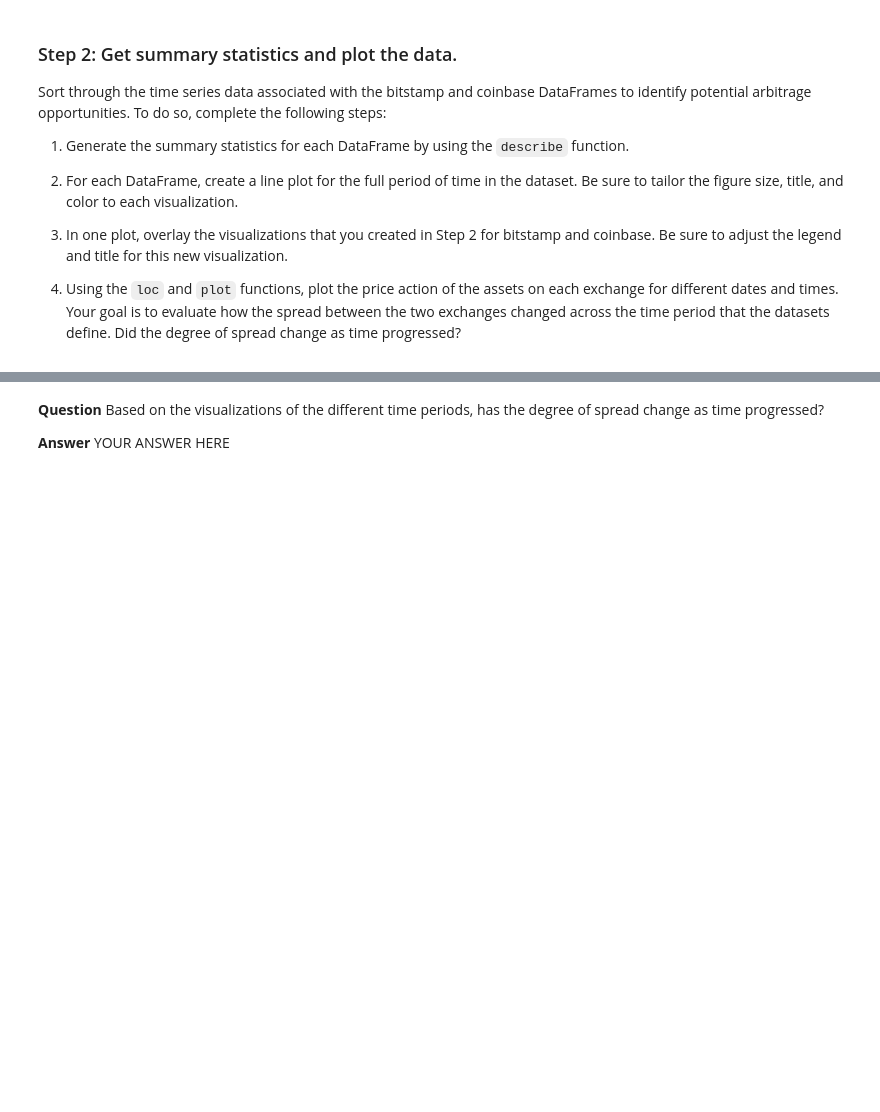
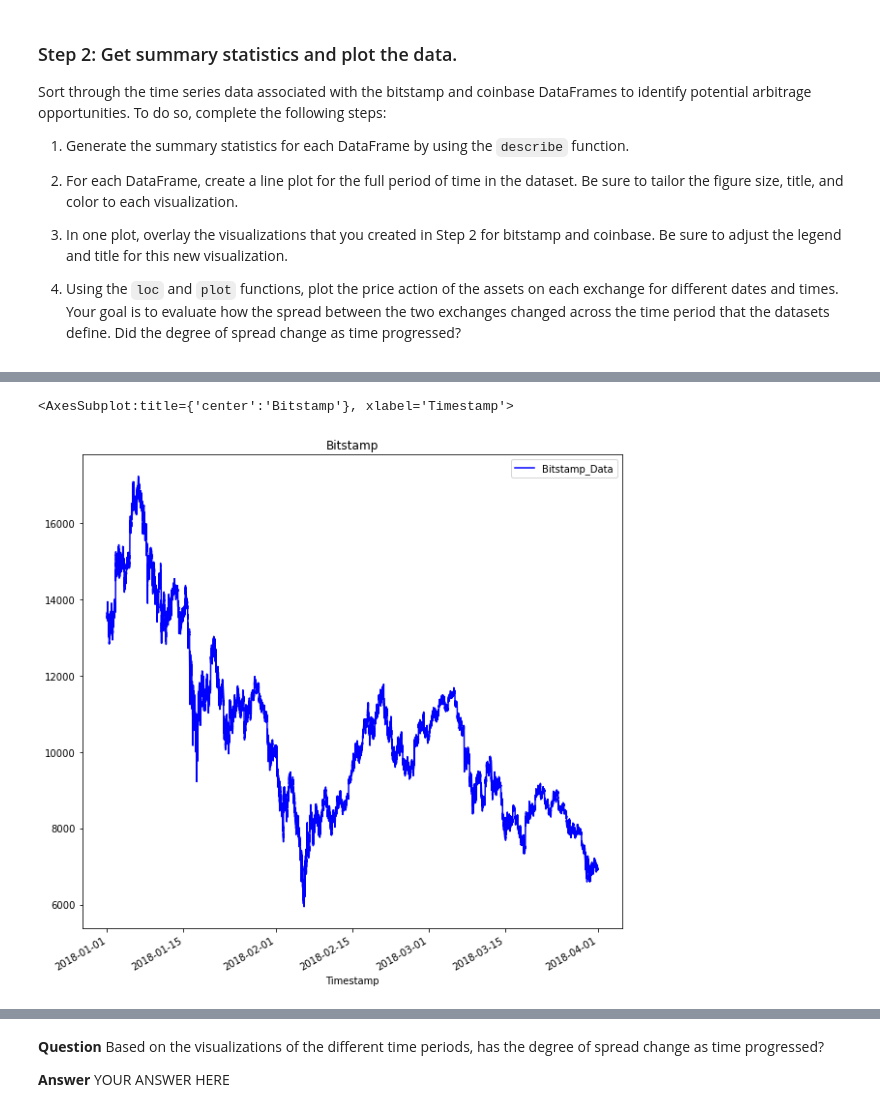
Before and after one commit to KCorstor/BTC_Arbitrage, a Jupyter notebook: crypto_arbitrage.ipynb, the cells around one changed output, grey strips where cells are left out. Saved outputs shown, nothing was run; the diff lists cells and outputs as text; code cells hidden in the pictures; blank space fills up the shorter version.

Commit message:
fixed timestamp error and cleaned up some of my earlier plots

```diff
--- a/crypto_arbitrage.ipynb
+++ b/crypto_arbitrage.ipynb
@@ -251,7 +280,10 @@ Sort through the time series data associated with the bitstamp and coinbase Data
 # %%
 # Create a line plot for the bitstamp DataFrame for the full length of time in the dataset
 # Be sure that the figure size, title, and color are tailored to each visualization
-# YOUR CODE HERE
+bitstamp["Close"].plot.line(legend=True, figsize=(10, 10), title="Bitstamp", color="blue", label="Bitstamp_Data")
+# %% [output]
+<AxesSubplot:title={'center':'Bitstamp'}, xlabel='Timestamp'>
+[figure, added]
 # %%
 # Create a line plot for the coinbase DataFrame for the full length of time in the dataset
 # Be sure that the figure size, title, and color are tailored to each visualization
```
Also changed, not shown: parts of 9 cells of this notebook.
